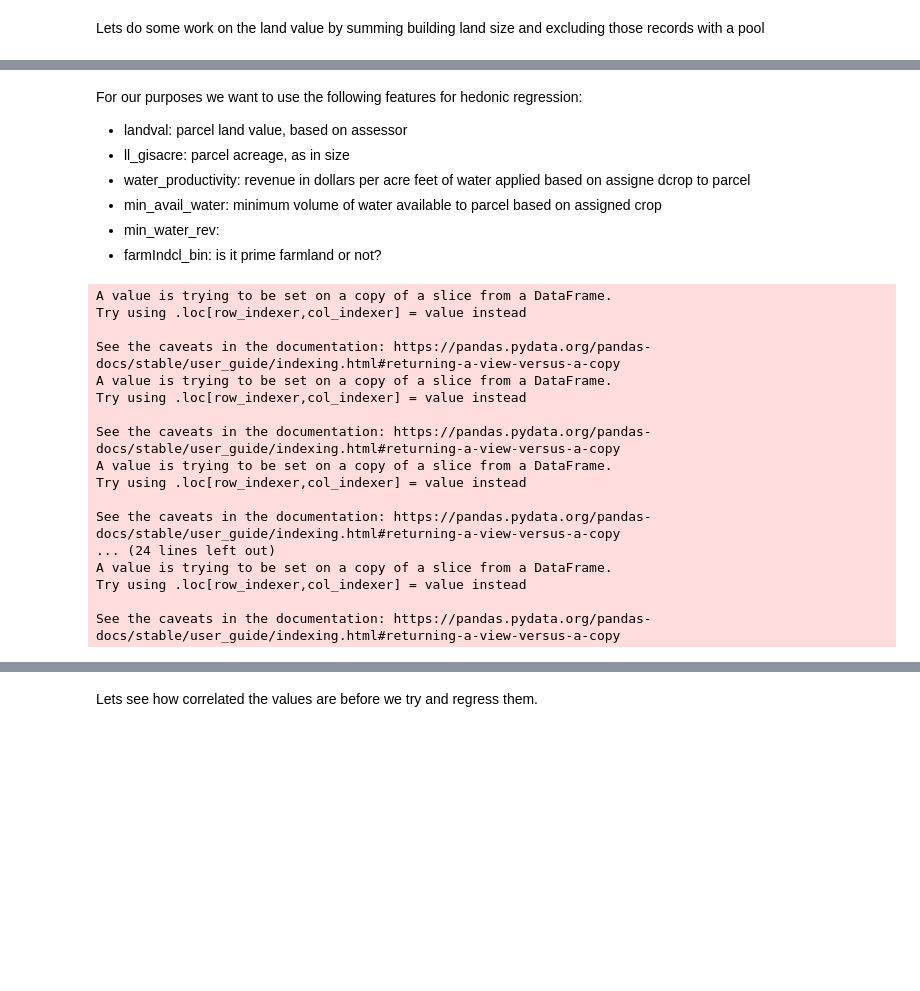
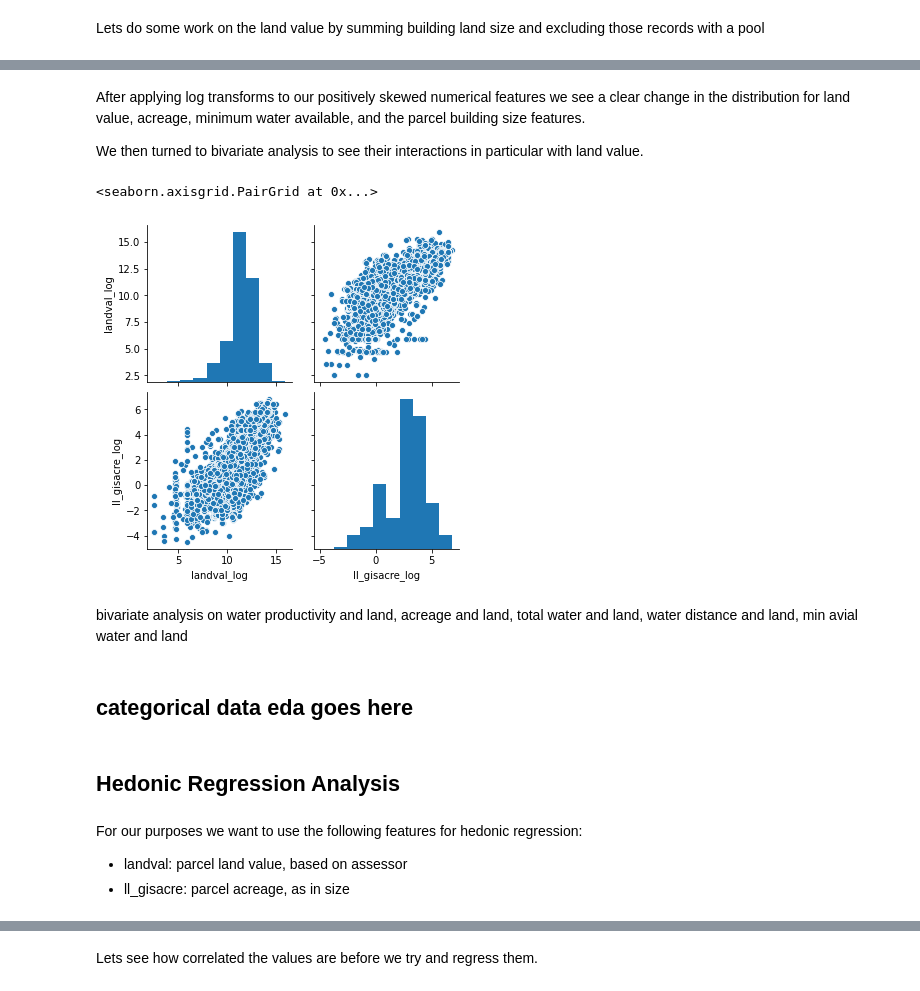
Before and after one commit to draget/w210_water, a Jupyter notebook: Hedonic Modeling.ipynb, the cells around one changed output, grey strips where cells are left out. Drawn from its saved outputs; the diff is of its cells as text; code cells hidden in the pictures; blank space fills up the shorter version.

Commit message:
latest hedonic notebook

```diff
--- a/Hedonic Modeling.ipynb
+++ b/Hedonic Modeling.ipynb
@@ -461,58 +445,23 @@ now lets try and do some anaysis and take a stab at regression
+# %% [markdown]
+After applying log transforms to our positively skewed numerical features we see a clear change in the distribution for land value, acreage, minimum water available, and the parcel building size features.
+
+We then turned to bivariate analysis to see their interactions in particular with land value.
+# %%
+land_water_bivariate = full_set[['landval_log','ll_gisacre_log']]
+
+sns.pairplot(land_water_bivariate[np.isfinite(land_water_bivariate[['landval_log', 'll_gisacre_log']])])
+# %% [output]
+<seaborn.axisgrid.PairGrid at 0x...>
+[figure, added]
+# %% [markdown]
+bivariate analysis on water productivity and land, acreage and land, total water and land, water distance and land, min avial water and land
+# %% [markdown]
+## categorical data eda goes here
+# %% [markdown]
+## Hedonic Regression Analysis
 # %% [markdown]
 For our purposes we want to use the following features for hedonic
 regression:
 
 - landval: parcel land value, based on assessor
 - ll_gisacre: parcel acreage, as in size
-- water_productivity: revenue in dollars per acre feet of water applied based on assigne dcrop to parcel
-- min_avail_water: minimum volume of water available to parcel based on assigned crop
-- min_water_rev:
-- farmIndcl_bin: is it prime farmland or not?
-# %%
-hedonic_db = merged[['parcelnumb',
-                     'landval',
-                     'll_gisacre',
-                     'ag_revenue',
-                     'water_productivity',
-                     'min_avail_water',
-                     'min_water_rev',
-                     'Crop',
-                     'farmlndcl_bin',
-                     'county',
-                     'szip',
-                     'castorieindex',
-                     'building_size',
-                     'irrcapcl',
-                     'irrcapscl',
-                     'nirrcapcl',
-                     'nirrcalscl',
-                    'TotalWater']]
-
-hedonic_db['landval'] = hedonic_db['landval'].astype('float64')
-hedonic_db['ll_gisacre'] = hedonic_db['ll_gisacre'].astype('float64')
-hedonic_db['water_productivity'] = hedonic_db['water_productivity'].astype('float64')
-hedonic_db['min_avail_water'] = hedonic_db['min_avail_water'].astype('float64')
-hedonic_db['min_water_rev'] = hedonic_db['min_water_rev'].astype('float64')
-hedonic_db['farmlndcl_bin'] = hedonic_db['farmlndcl_bin'].astype('float64')
-hedonic_db['ag_revenue'] = hedonic_db['ag_revenue'].astype('float64')
-hedonic_db['castorieindex'] = hedonic_db['castorieindex'].astype('float64')
-hedonic_db['building_size'] = hedonic_db['building_size'].astype('float64')
-hedonic_db['TotalWater'] = hedonic_db['TotalWater'].astype('float64')
-# %% [output]
-A value is trying to be set on a copy of a slice from a DataFrame.
-Try using .loc[row_indexer,col_indexer] = value instead
-
-See the caveats in the documentation: https://pandas.pydata.org/pandas-docs/stable/user_guide/indexing.html#returning-a-view-versus-a-copy
-A value is trying to be set on a copy of a slice from a DataFrame.
-Try using .loc[row_indexer,col_indexer] = value instead
-
-See the caveats in the documentation: https://pandas.pydata.org/pandas-docs/stable/user_guide/indexing.html#returning-a-view-versus-a-copy
-A value is trying to be set on a copy of a slice from a DataFrame.
-Try using .loc[row_indexer,col_indexer] = value instead
-
-See the caveats in the documentation: https://pandas.pydata.org/pandas-docs/stable/user_guide/indexing.html#returning-a-view-versus-a-copy
-... (24 lines left out)
-A value is trying to be set on a copy of a slice from a DataFrame.
-Try using .loc[row_indexer,col_indexer] = value instead
-
-See the caveats in the documentation: https://pandas.pydata.org/pandas-docs/stable/user_guide/indexing.html#returning-a-view-versus-a-copy
```
Also changed, not shown: parts of 137 cells of this notebook.
